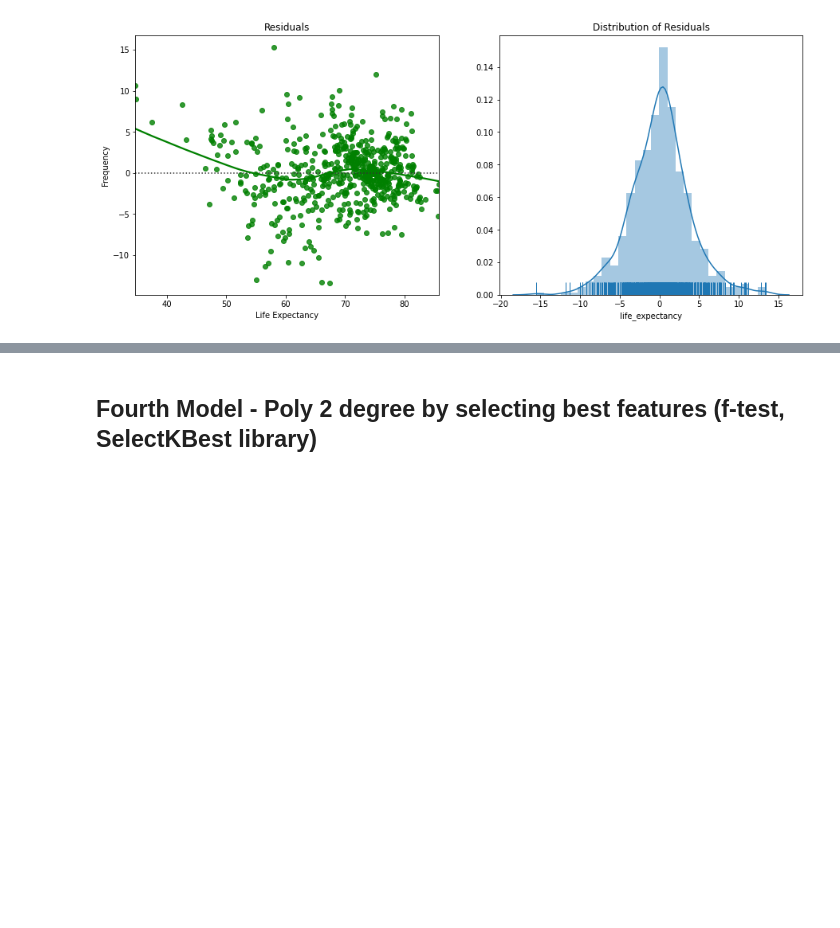
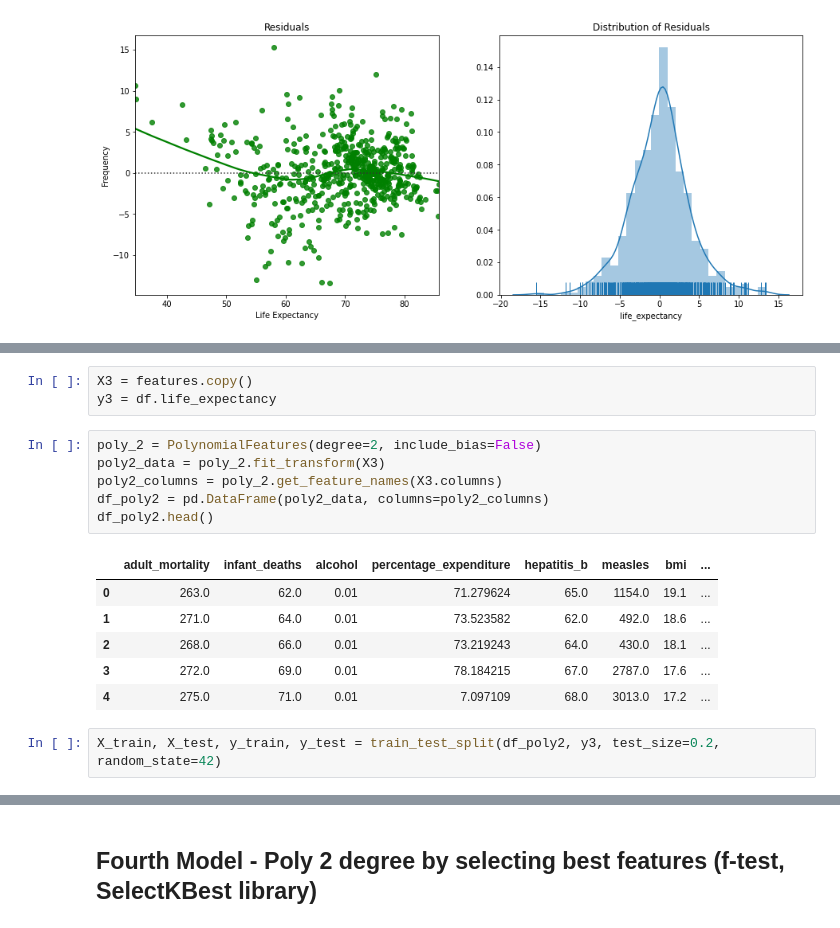
Before and after one commit to bmccabe96/Life_Expectancy_Regression, a Jupyter notebook: regression_model.ipynb, the cells around one changed output, grey strips where cells are left out. Drawn from its saved outputs; the diff is of its cells as text; blank space fills up the shorter version.

```diff
--- a/regression_model.ipynb
+++ b/regression_model.ipynb
@@ -273,0 +268,18 @@ strong multicollinearity or other numerical problems.
+# %%
+X3 = features.copy()
+y3 = df.life_expectancy
+# %%
+poly_2 = PolynomialFeatures(degree=2, include_bias=False)
+poly2_data = poly_2.fit_transform(X3)
+poly2_columns = poly_2.get_feature_names(X3.columns)
+df_poly2 = pd.DataFrame(poly2_data, columns=poly2_columns)
+df_poly2.head()
+# %% [output]
+|  | adult_mortality | infant_deaths | alcohol | percentage_expenditure | hepatitis_b | measles | bmi | ... |
+| 0 | 263.0 | 62.0 | 0.01 | 71.279624 | 65.0 | 1154.0 | 19.1 | ... |
+| 1 | 271.0 | 64.0 | 0.01 | 73.523582 | 62.0 | 492.0 | 18.6 | ... |
+| 2 | 268.0 | 66.0 | 0.01 | 73.219243 | 64.0 | 430.0 | 18.1 | ... |
+| 3 | 272.0 | 69.0 | 0.01 | 78.184215 | 67.0 | 2787.0 | 17.6 | ... |
+| 4 | 275.0 | 71.0 | 0.01 | 7.097109 | 68.0 | 3013.0 | 17.2 | ... |
+# %%
+X_train, X_test, y_train, y_test = train_test_split(df_poly2, y3, test_size=0.2, random_state=42)
```
Also changed, not shown: parts of 20 cells of this notebook, 1 other file.
